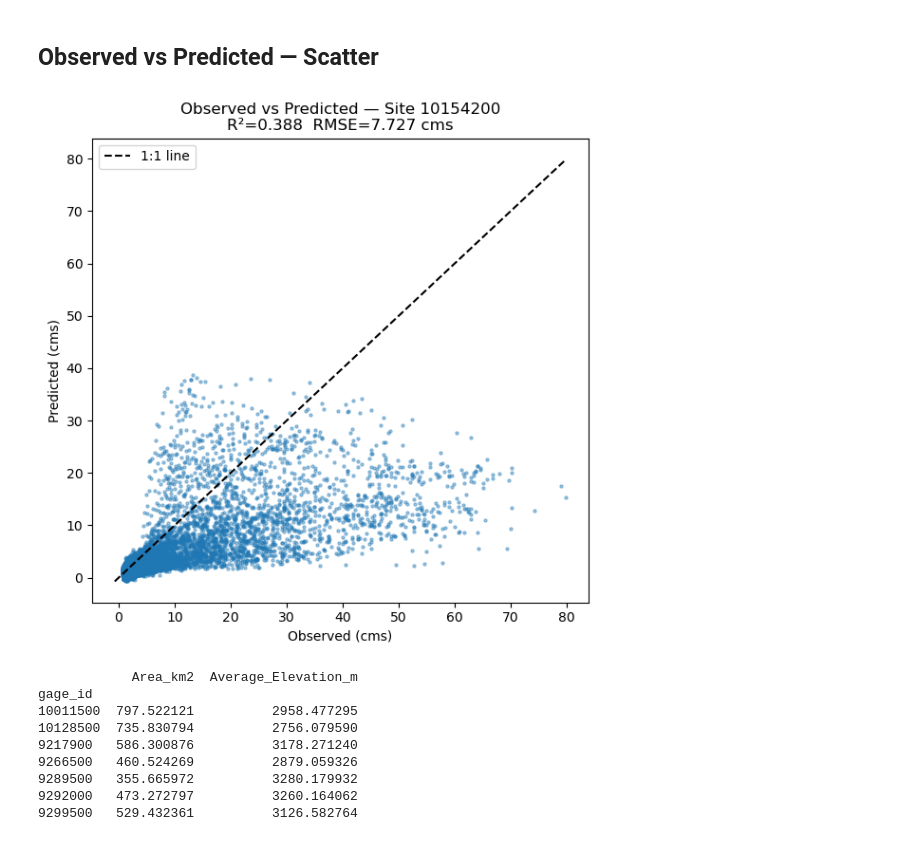
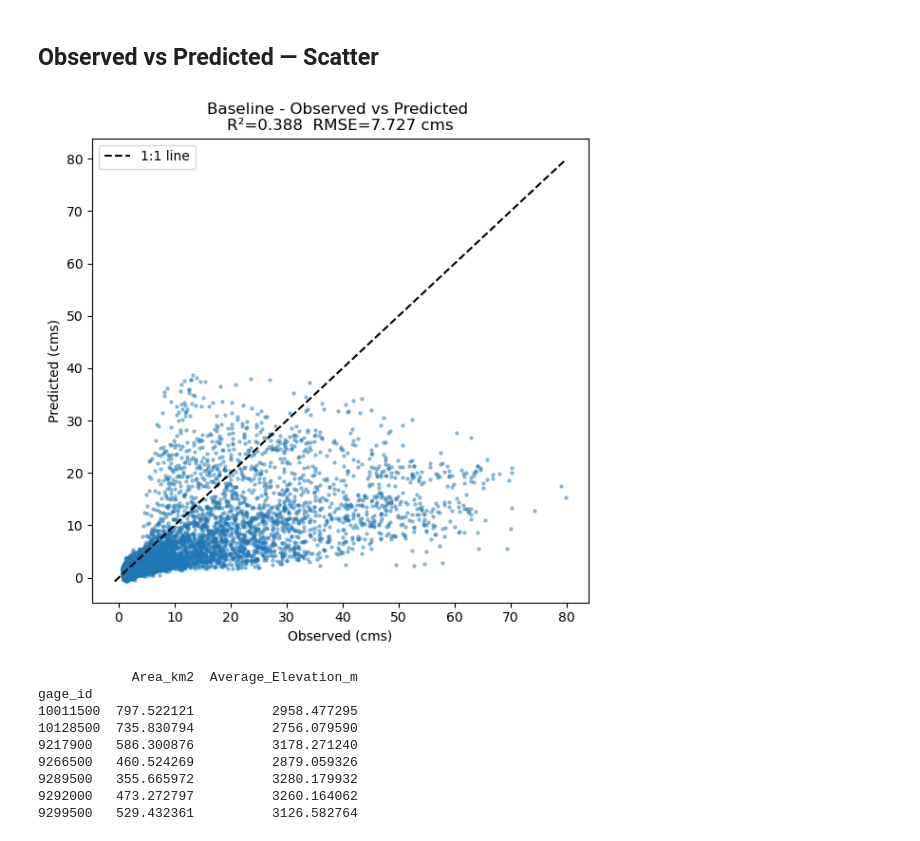
Before and after one commit to jhammond1234/Machine-Learning-Project, a Jupyter notebook: LSTM/notebooks/LSTM_streamflow_originial.ipynb, the cells around one changed output. Cells and saved outputs as stored; diff of their text form; code cells hidden in the pictures.

```diff
--- a/LSTM/notebooks/LSTM_streamflow_originial.ipynb
+++ b/LSTM/notebooks/LSTM_streamflow_originial.ipynb
@@ -351,16 +369,16 @@ plt.show()
 # %%
 plt.figure(figsize=(6, 6))
 plt.scatter(obs_flow, pred_flow, alpha=0.4, s=5)
 lims = [min(obs_flow.min(), pred_flow.min()), max(obs_flow.max(), pred_flow.max())]
 plt.plot(lims, lims, 'k--', label='1:1 line')
 plt.xlabel('Observed (cms)')
 plt.ylabel('Predicted (cms)')
-plt.title(f'Observed vs Predicted — Site {TEST_SITE}\nR²={r2:.3f}  RMSE={rmse:.3f} cms')
+plt.title(f'Baseline - Observed vs Predicted \nR²={r2:.3f}  RMSE={rmse:.3f} cms')
 plt.legend()
 plt.tight_layout()
 plt.show()
 # %% [output]
-[figure, old version]
+[figure, new version]
 # %%
 print(train_df.groupby('gage_id')[['Area_km2', 'Average_Elevation_m']].first())
 # %% [output]
```
Also changed, not shown: parts of 2 cells of this notebook, 4 other files.
